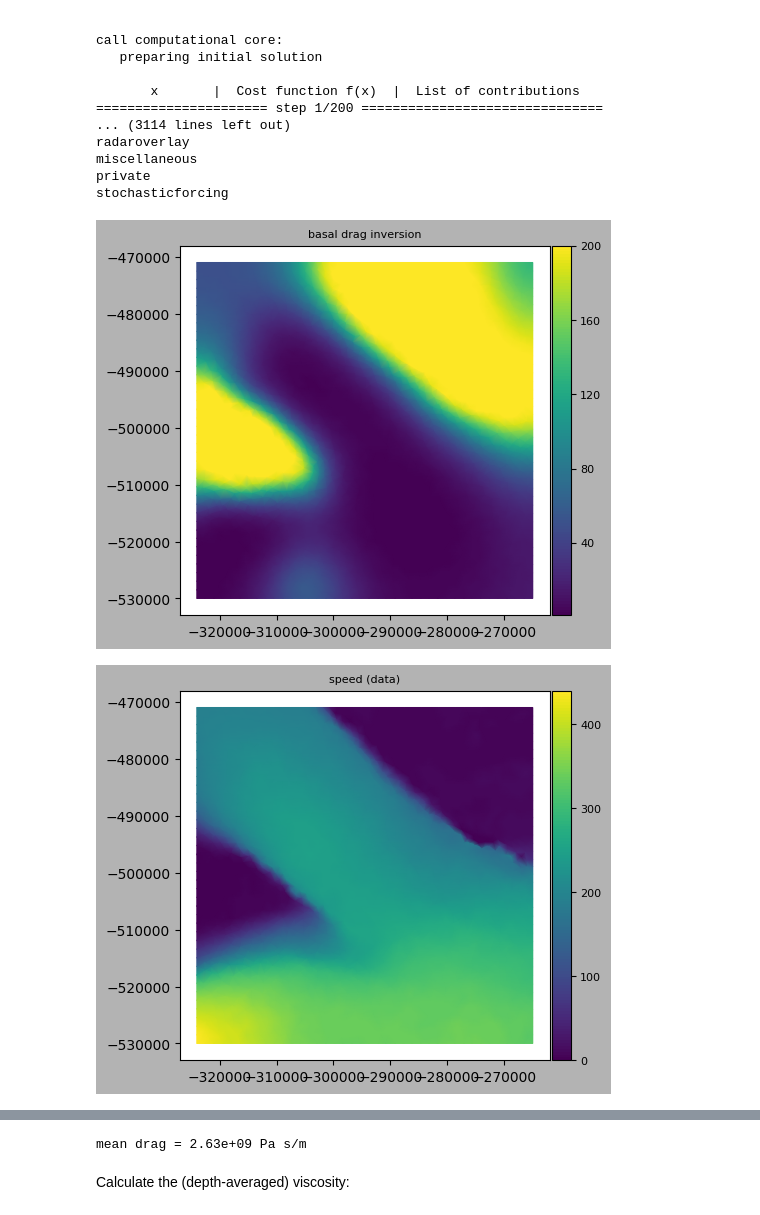
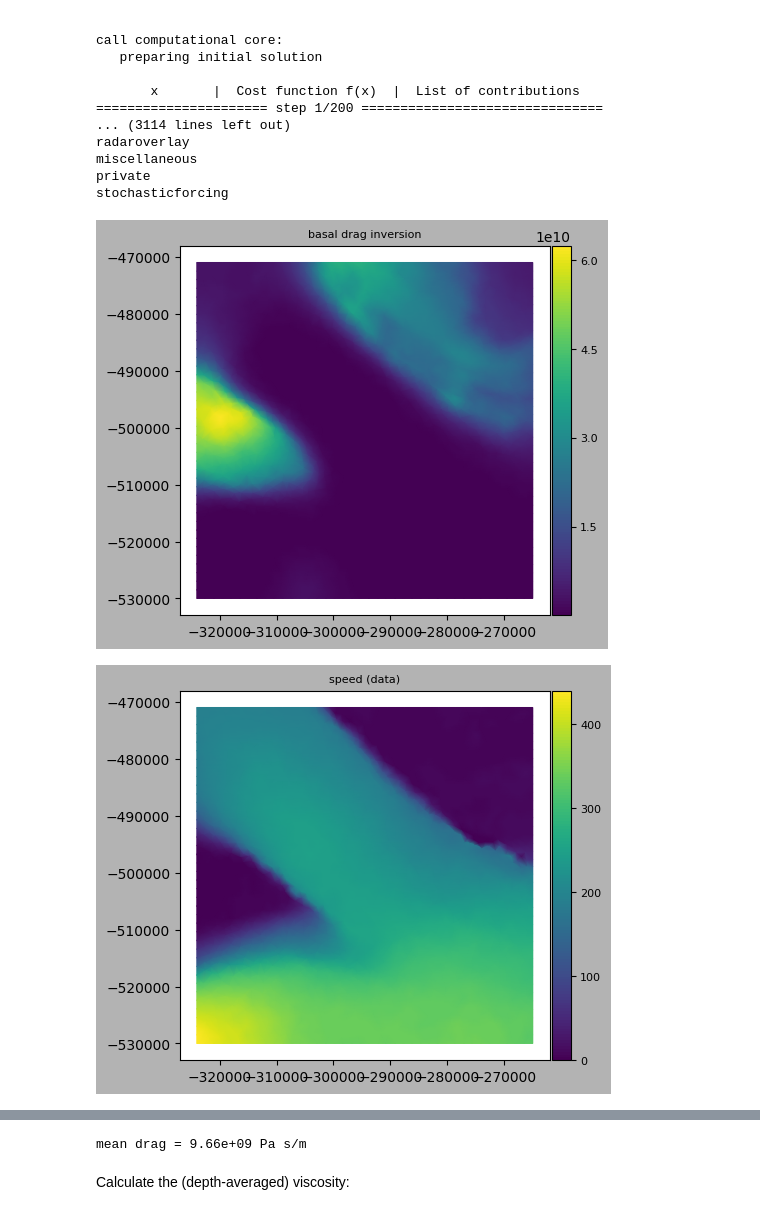
Before and after one commit to agstub/lake-pressures, a Jupyter notebook: notebooks/3b_get_ISSM_params.ipynb, the cells around one changed output, grey strips where cells are left out. Saved outputs shown, nothing was run; the diff lists cells and outputs as text; code cells hidden in the pictures.

Commit message:
fixed drag calculation

```diff
--- a/notebooks/3b_get_ISSM_params.ipynb
+++ b/notebooks/3b_get_ISSM_params.ipynb
@@ -256,19 +256,22 @@ radaroverlay
 miscellaneous
 private
 stochasticforcing
+# %%
+N_eff = md.materials.rho_ice*md.constants.g * md.geometry.thickness + md.materials.rho_freshwater*md.constants.g*md.geometry.base
+beta = (md.friction.coefficient**2).flatten() * N_eff
 # %%
-plotmodel(md,'data', md.friction.coefficient, 'title', 'basal drag inversion')
+plotmodel(md,'data', beta, 'title', 'basal drag inversion')
 plotmodel(md,'data', md.inversion.vel_obs, 'title', 'speed (data)')
 plotmodel(md,'data', md.results.StressbalanceSolution.Vel, 'title', 'speed (model)')
 # %% [output]
-[figure, old version]
+[figure, new version]
 [figure]
 [figure]
 # %%
-beta_mean = (md.friction.coefficient*3.154e7).mean()
+beta_mean = beta.mean()
 print('mean drag = {:.2e} Pa s/m'.format(beta_mean))
 # %% [output]
-mean drag = 2.63e+09 Pa s/m
+mean drag = 9.66e+09 Pa s/m
 # %% [markdown]
 Calculate the (depth-averaged) viscosity:
 # %%
```
Also changed, not shown: 3 other files.
